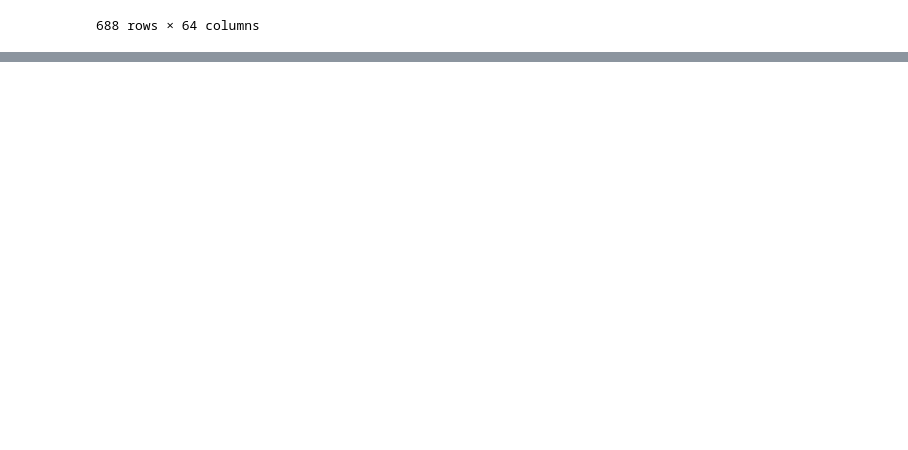
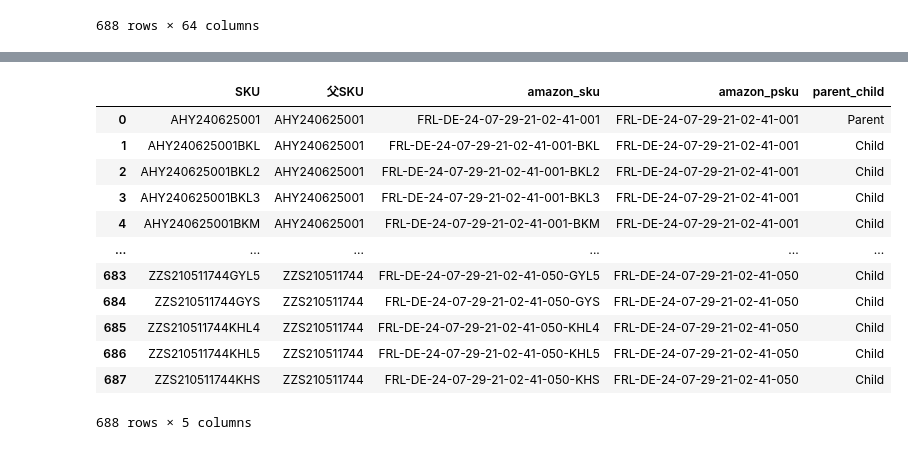
Before and after one commit to wuku32/project-step-2, a Jupyter notebook: goods_verification.ipynb, the cells around one changed output, grey strips where cells are left out. Cells and saved outputs as stored; diff of their text form; code cells hidden in the pictures; blank space fills up the shorter version.

```diff
--- a/goods_verification.ipynb
+++ b/goods_verification.ipynb
@@ -73 +78,29 @@ generate_amazon_sku(s1, 'FRL', 'DE', 1)
+# %%
+ams = []
+amps = []
+
+for i, (n, group) in enumerate(erp_df.groupby(by=['父SKU'])):
+    for index, row in group.iterrows():
+        am_sku = generate_amazon_sku(row['SKU'], 'FRL', 'DE', i + 1)
+        am_psku = generate_amazon_sku(row['父SKU'], 'FRL', 'DE', i + 1)
+        ams.append(am_sku)
+        amps.append(am_psku)
+
+erp_df['amazon_sku'] = ams.copy()
+erp_df['amazon_psku'] = amps.copy()
+erp_df[['SKU', '父SKU', 'amazon_sku', 'amazon_psku', 'parent_child']]
+# %% [output]
+|  | SKU | 父SKU | amazon_sku | amazon_psku | parent_child |
+| 0 | AHY240625001 | AHY240625001 | FRL-DE-24-07-29-21-02-41-001 | FRL-DE-24-07-29-21-02-41-001 | Parent |
+| 1 | AHY240625001BKL | AHY240625001 | FRL-DE-24-07-29-21-02-41-001-BKL | FRL-DE-24-07-29-21-02-41-001 | Child |
+| 2 | AHY240625001BKL2 | AHY240625001 | FRL-DE-24-07-29-21-02-41-001-BKL2 | FRL-DE-24-07-29-21-02-41-001 | Child |
+| 3 | AHY240625001BKL3 | AHY240625001 | FRL-DE-24-07-29-21-02-41-001-BKL3 | FRL-DE-24-07-29-21-02-41-001 | Child |
+| 4 | AHY240625001BKM | AHY240625001 | FRL-DE-24-07-29-21-02-41-001-BKM | FRL-DE-24-07-29-21-02-41-001 | Child |
+| ... | ... | ... | ... | ... | ... |
+| 683 | ZZS210511744GYL5 | ZZS210511744 | FRL-DE-24-07-29-21-02-41-050-GYL5 | FRL-DE-24-07-29-21-02-41-050 | Child |
+| 684 | ZZS210511744GYS | ZZS210511744 | FRL-DE-24-07-29-21-02-41-050-GYS | FRL-DE-24-07-29-21-02-41-050 | Child |
+| 685 | ZZS210511744KHL4 | ZZS210511744 | FRL-DE-24-07-29-21-02-41-050-KHL4 | FRL-DE-24-07-29-21-02-41-050 | Child |
+| 686 | ZZS210511744KHL5 | ZZS210511744 | FRL-DE-24-07-29-21-02-41-050-KHL5 | FRL-DE-24-07-29-21-02-41-050 | Child |
+| 687 | ZZS210511744KHS | ZZS210511744 | FRL-DE-24-07-29-21-02-41-050-KHS | FRL-DE-24-07-29-21-02-41-050 | Child |
+688 rows × 5 columns
 # %%
```
Also changed, not shown: parts of 27 cells of this notebook, 12 other files.
